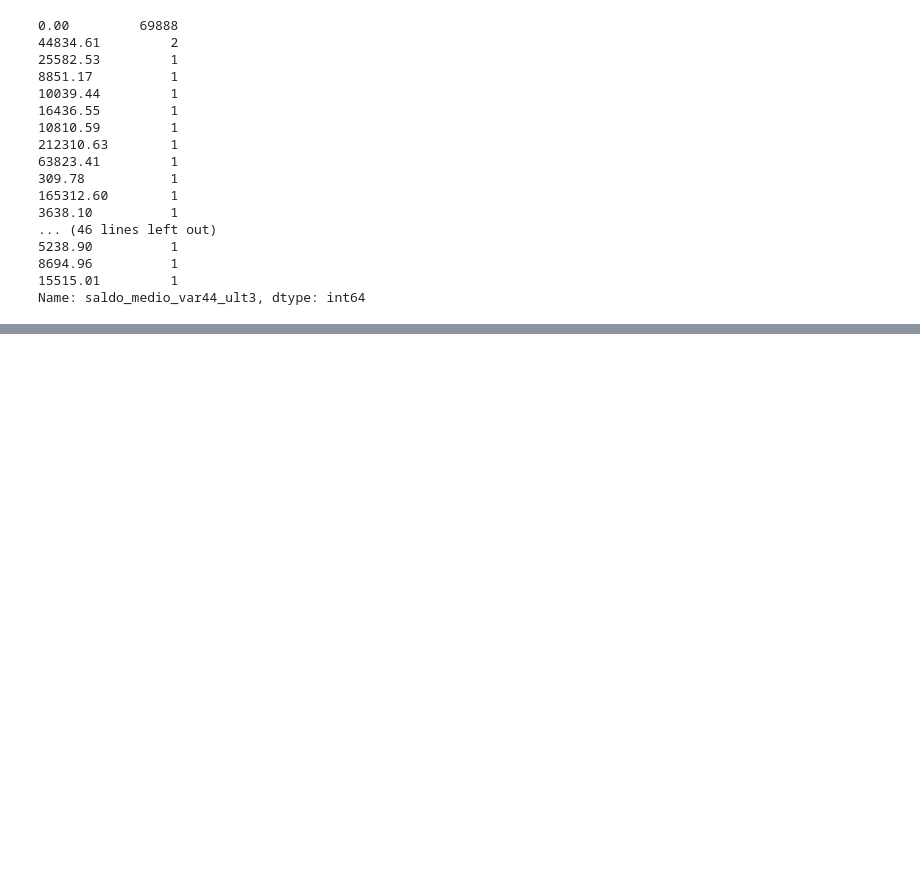
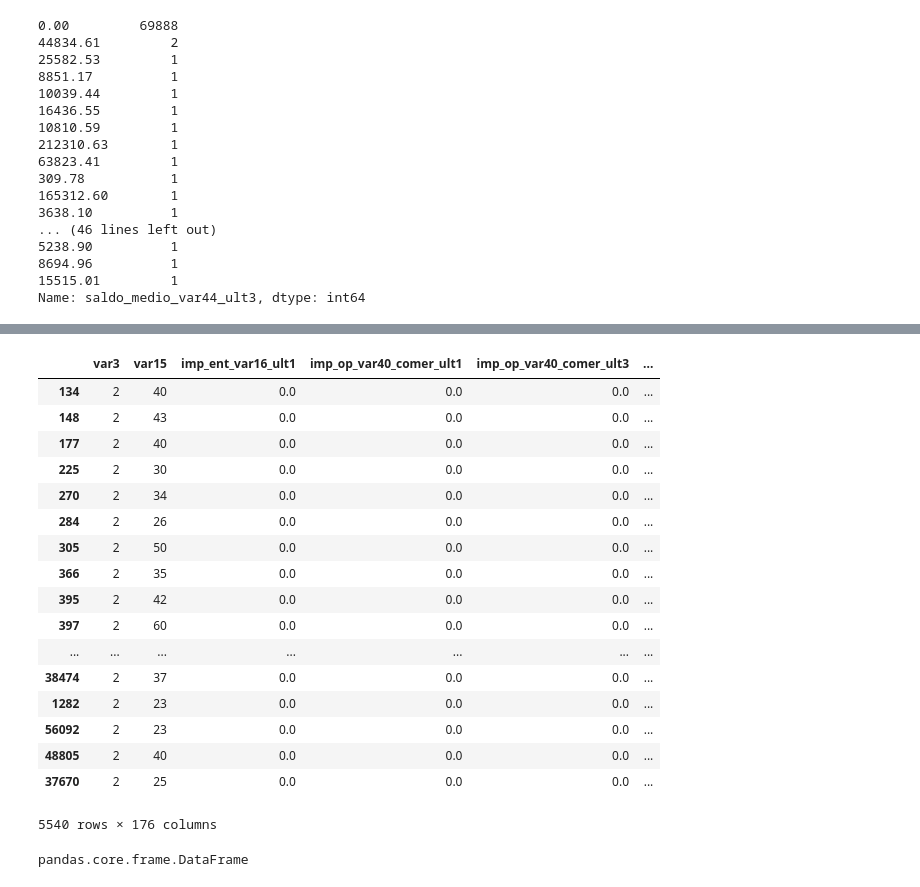
Before and after one commit to annanda/big_data_classifier, a Jupyter notebook: Big Data classifier.ipynb, the cells around one changed output, grey strips where cells are left out. Drawn from its saved outputs; the diff is of its cells as text; code cells hidden in the pictures; blank space fills up the shorter version.

```diff
--- a/Big Data classifier.ipynb
+++ b/Big Data classifier.ipynb
@@ -1212,0 +1291,21 @@ Name: saldo_medio_var44_ult3, dtype: int64
+# %%
+df = pd.read_csv('dataset/colunas_apagadas_exclui_linhas_valor_ruim.csv')
+
+
+indx_1 = df[df.TARGET == 1].index
+quant = len(indx_1)
+
+
+inds = df[df.TARGET == 0].index
+
+result_1 = df.loc[indx_1]
+
+# esses são os indices que vao ficar
+sampled_indices = np.random.choice(inds, quant, replace=False)
+
+result_2 = df.loc[sampled_indices]
+
+frames = [result_1, result_2]
+result = pd.concat(frames)
+
+zerocount = result[result.TARGET == 0].index
@@ -1212,0 +1320,25 @@ Name: saldo_medio_var44_ult3, dtype: int64
+# %%
+result
+# %% [output]
+|  | var3 | var15 | imp_ent_var16_ult1 | imp_op_var40_comer_ult1 | imp_op_var40_comer_ult3 | ... |
+| 134 | 2 | 40 | 0.0 | 0.0 | 0.0 | ... |
+| 148 | 2 | 43 | 0.0 | 0.0 | 0.0 | ... |
+| 177 | 2 | 40 | 0.0 | 0.0 | 0.0 | ... |
+| 225 | 2 | 30 | 0.0 | 0.0 | 0.0 | ... |
+| 270 | 2 | 34 | 0.0 | 0.0 | 0.0 | ... |
+| 284 | 2 | 26 | 0.0 | 0.0 | 0.0 | ... |
+| 305 | 2 | 50 | 0.0 | 0.0 | 0.0 | ... |
+| 366 | 2 | 35 | 0.0 | 0.0 | 0.0 | ... |
+| 395 | 2 | 42 | 0.0 | 0.0 | 0.0 | ... |
+| 397 | 2 | 60 | 0.0 | 0.0 | 0.0 | ... |
+| ... | ... | ... | ... | ... | ... | ... |
+| 38474 | 2 | 37 | 0.0 | 0.0 | 0.0 | ... |
+| 1282 | 2 | 23 | 0.0 | 0.0 | 0.0 | ... |
+| 56092 | 2 | 23 | 0.0 | 0.0 | 0.0 | ... |
+| 48805 | 2 | 40 | 0.0 | 0.0 | 0.0 | ... |
+| 37670 | 2 | 25 | 0.0 | 0.0 | 0.0 | ... |
+5540 rows × 176 columns
+# %%
+type(result_2)
+# %% [output]
+pandas.core.frame.DataFrame
```
Also changed, not shown: parts of 17 cells of this notebook, 8 other files.
